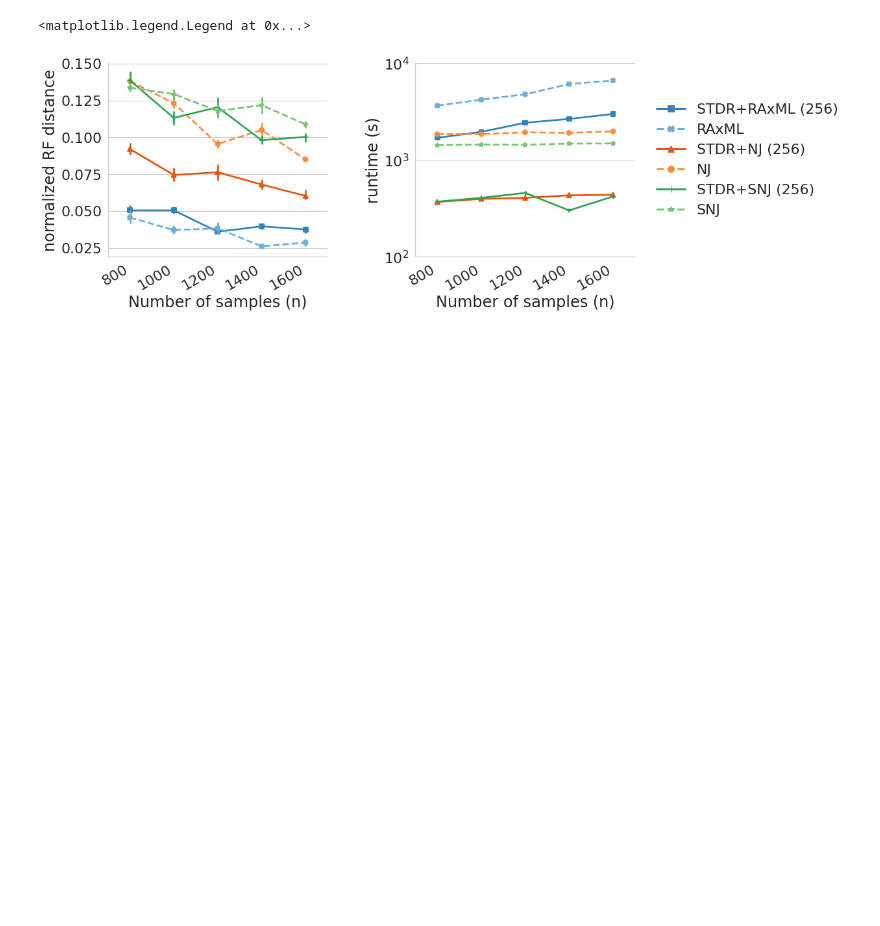
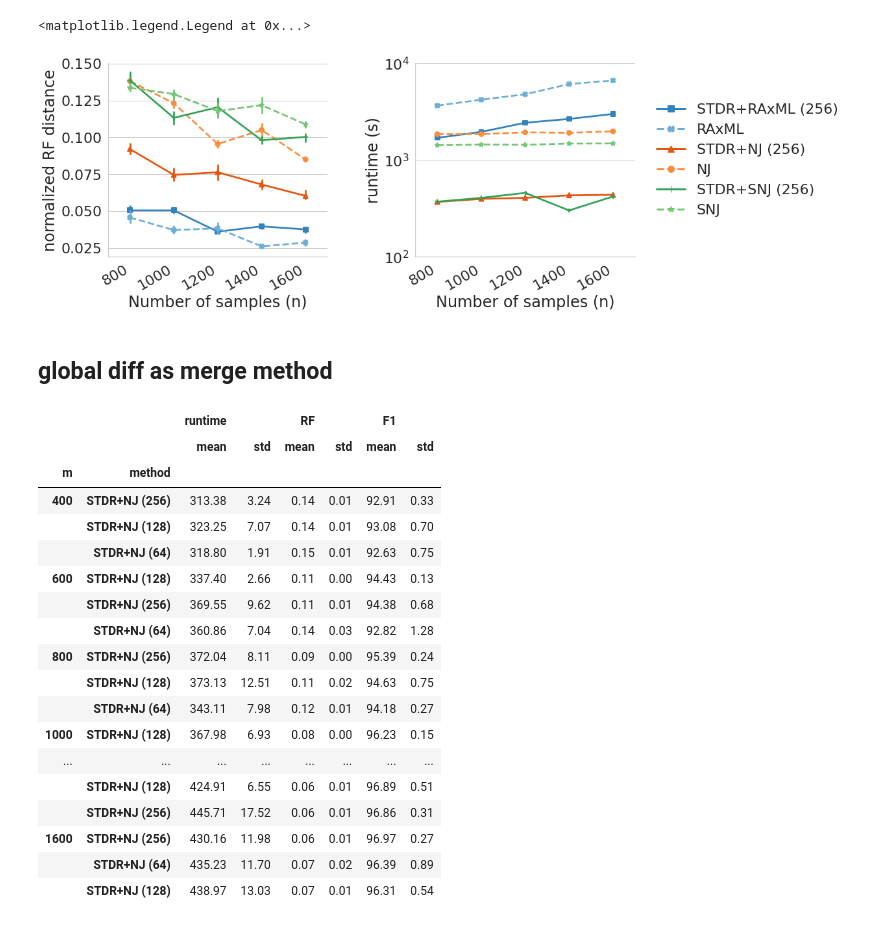
Before and after one commit to NoahAmsel/spectral-tree-inference, a Jupyter notebook: experiments/figs/20201109_birth_death.ipynb, the cells around one changed output. Saved outputs shown, nothing was run; the diff lists cells and outputs as text; code cells hidden in the pictures; blank space fills up the shorter version.

```diff
--- a/experiments/figs/20201109_birth_death.ipynb
+++ b/experiments/figs/20201109_birth_death.ipynb
@@ -377,3 +377,50 @@ plt.legend(custom_lines, ordering, bbox_to_anchor=(1.04, 0.5), loc = "center lef
 Invalid limit will be ignored.
 <matplotlib.legend.Legend at 0x...>
 [figure]
+# %% [markdown]
+## global diff as merge method
+# %%
+import glob
+import pandas as pd
+import re
+from matplotlib import cm
+
+def summarize_perf(paths, agg = ["mean", "std"], sort_values = ["m", ('RF', 'mean'), ("runtime", "mean")], ascend = [True, True, True]):
+    df = pd.DataFrame()
+    for path in paths:
+        perf_metrics = pd.read_csv(path)
+        m = re.search('m([0-9]+)', path).group(1)
+        perf_metrics = perf_metrics.loc[:, ["method", "threshold", "runtime", "RF", "F1"]]
+        perf_metrics.loc[:,"m"] = int(m)
+        perf_metrics.loc[:,"RF"] = perf_metrics.loc[:,"RF"] / (2 * 2000 - 6)
+        has_threshold = (perf_metrics.threshold != 0) & (perf_metrics.threshold != "None")
+        perf_metrics.loc[has_threshold,'method'] = perf_metrics.loc[has_threshold,'method'] + " (" + perf_metrics.loc[has_threshold,'threshold'].astype(float).astype(int).astype(str) + ")"
+        perf_metrics = perf_metrics.loc[:, ["method", "m", "runtime", "RF", "F1"]]
+
+        df = df.append(perf_metrics)
+    perf_summarized = df.groupby(["m", "method"]).agg(agg).round(2).sort_values(sort_values, ascending=ascend)
+    return df, perf_summarized
+
+paths = glob.glob("/gpfs/ysm/project/kleinstein/mw957/repos/spectral-tree-inference/experiments/results/birthdeath_global_diff_m*")
+metrics, summarized = summarize_perf(paths)
+summarized
+# %% [output]
+|  |  | runtime |  | RF |  | F1 |  |
+|  |  | mean | std | mean | std | mean | std |
+| m | method |  |  |  |  |  |  |
+| 400 | STDR+NJ (256) | 313.38 | 3.24 | 0.14 | 0.01 | 92.91 | 0.33 |
+|  | STDR+NJ (128) | 323.25 | 7.07 | 0.14 | 0.01 | 93.08 | 0.70 |
+|  | STDR+NJ (64) | 318.80 | 1.91 | 0.15 | 0.01 | 92.63 | 0.75 |
+| 600 | STDR+NJ (128) | 337.40 | 2.66 | 0.11 | 0.00 | 94.43 | 0.13 |
+|  | STDR+NJ (256) | 369.55 | 9.62 | 0.11 | 0.01 | 94.38 | 0.68 |
+|  | STDR+NJ (64) | 360.86 | 7.04 | 0.14 | 0.03 | 92.82 | 1.28 |
+| 800 | STDR+NJ (256) | 372.04 | 8.11 | 0.09 | 0.00 | 95.39 | 0.24 |
+|  | STDR+NJ (128) | 373.13 | 12.51 | 0.11 | 0.02 | 94.63 | 0.75 |
+|  | STDR+NJ (64) | 343.11 | 7.98 | 0.12 | 0.01 | 94.18 | 0.27 |
+| 1000 | STDR+NJ (128) | 367.98 | 6.93 | 0.08 | 0.00 | 96.23 | 0.15 |
+| ... | ... | ... | ... | ... | ... | ... | ... |
+|  | STDR+NJ (128) | 424.91 | 6.55 | 0.06 | 0.01 | 96.89 | 0.51 |
+|  | STDR+NJ (256) | 445.71 | 17.52 | 0.06 | 0.01 | 96.86 | 0.31 |
+| 1600 | STDR+NJ (256) | 430.16 | 11.98 | 0.06 | 0.01 | 96.97 | 0.27 |
+|  | STDR+NJ (64) | 435.23 | 11.70 | 0.07 | 0.02 | 96.39 | 0.89 |
+|  | STDR+NJ (128) | 438.97 | 13.03 | 0.07 | 0.01 | 96.31 | 0.54 |
```
Also changed, not shown: parts of 1 cell of this notebook, 3 other files.
